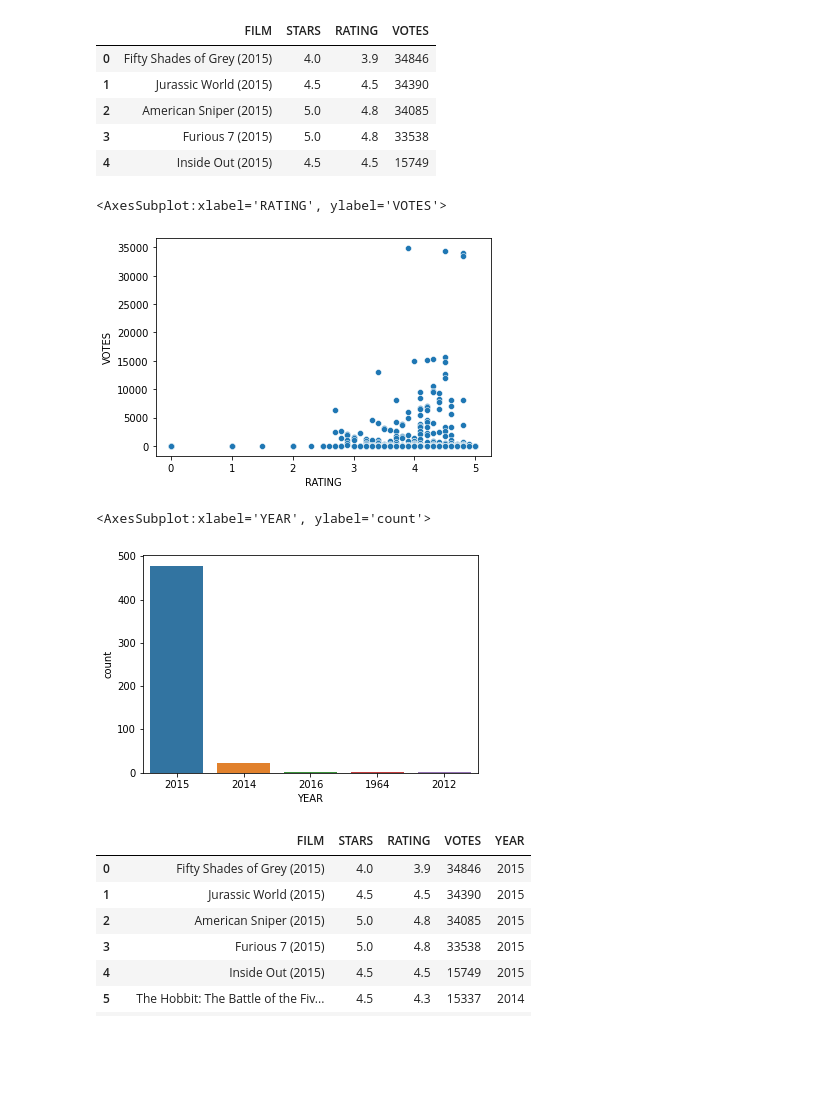
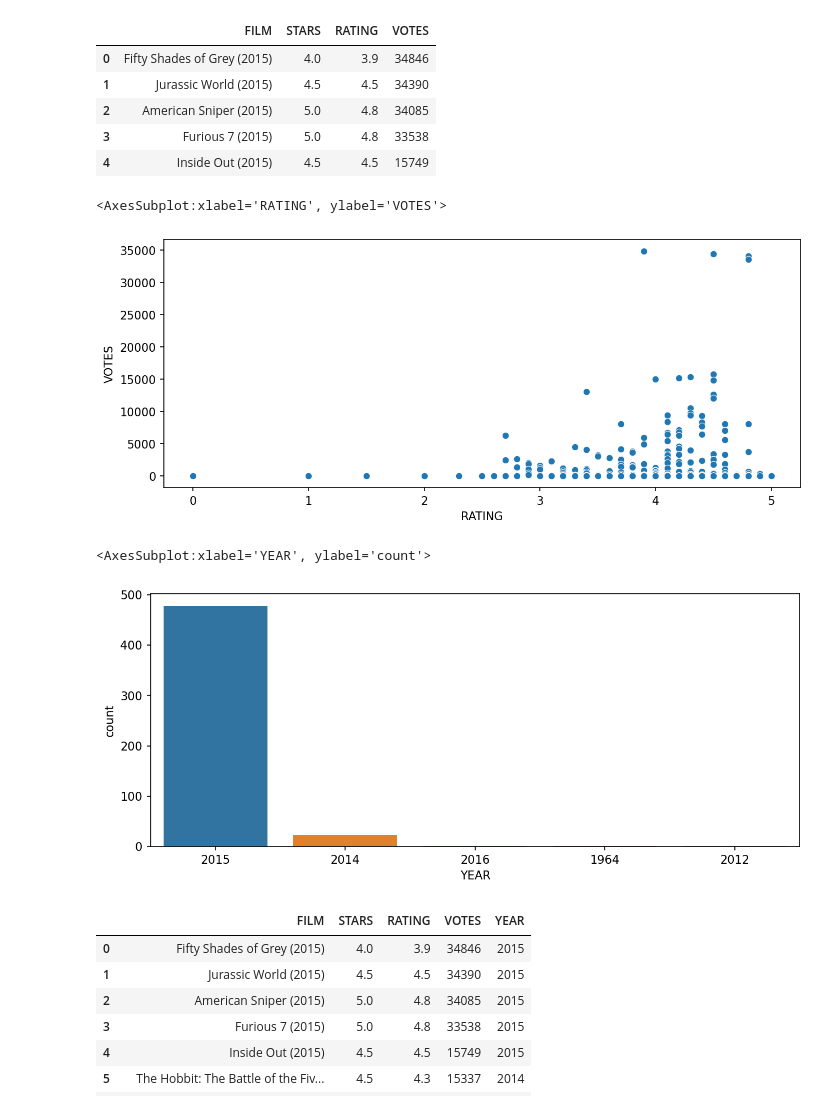
Before and after one commit to Sourabh-Bharale/capStone, a Jupyter notebook: model.ipynb, the cells around one changed output. Drawn from its saved outputs; the diff is of its cells as text; code cells hidden in the pictures; blank space fills up the shorter version.

```diff
--- a/model.ipynb
+++ b/model.ipynb
@@ -14,17 +14,19 @@ fandangoDF.head()
 | 3 | Furious 7 (2015) | 5.0 | 4.8 | 33538 |
 | 4 | Inside Out (2015) | 4.5 | 4.5 | 15749 |
 # %%
+plt.figure(figsize=(10,4),dpi=150)
 sns.scatterplot(data=fandangoDF,y='VOTES',x='RATING')
 # %% [output]
 <AxesSubplot:xlabel='RATING', ylabel='VOTES'>
-[figure, old version]
+[figure, new version]
 # %%
 fandangoDF['YEAR']=fandangoDF['FILM'].apply(lambda title: title.split('(')[-1].replace(')',''))
 # %%
+plt.figure(figsize=(10,4),dpi=150)
 sns.countplot(data=fandangoDF,x='YEAR')
 # %% [output]
 <AxesSubplot:xlabel='YEAR', ylabel='count'>
-[figure, old version]
+[figure, new version]
 # %%
 fandangoDF.nlargest(10,'VOTES')
 # %% [output]
```
Also changed, not shown: parts of 6 cells of this notebook.
